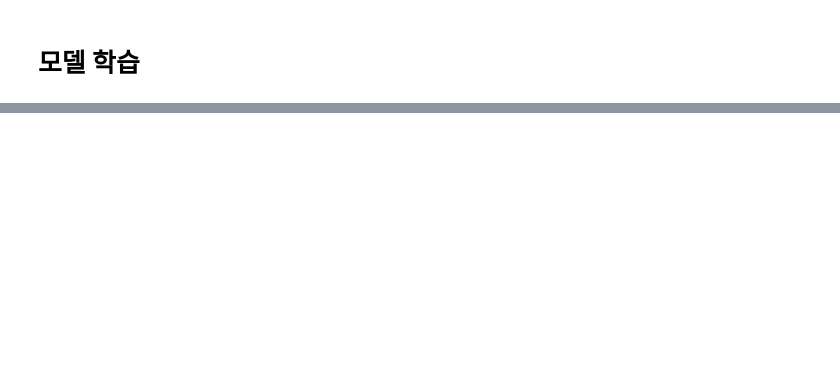
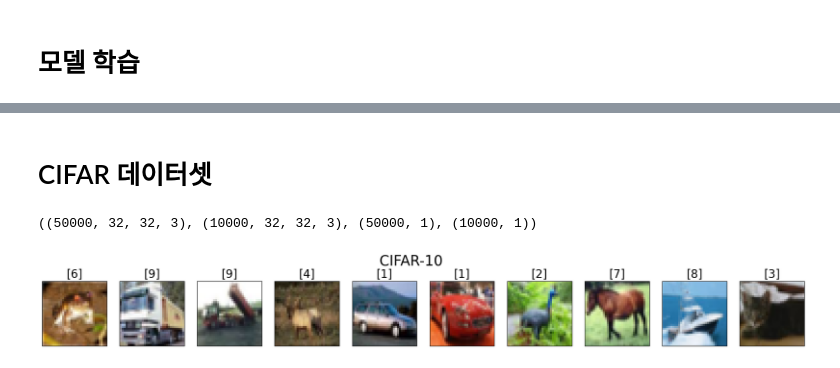
Before and after one commit to devna0111/DLREVEIW, a Jupyter notebook: dl_basic.ipynb, the cells around one changed output, grey strips where cells are left out. Saved outputs shown, nothing was run; the diff lists cells and outputs as text; code cells hidden in the pictures; blank space fills up the shorter version.

```diff
--- a/dl_basic.ipynb
+++ b/dl_basic.ipynb
@@ -31,0 +160,7 @@ history=model.fit(X,
+# %% [markdown]
+# CIFAR 데이터셋
+# %%
+(x_train, y_train), (x_test, y_test) = ds.cifar10.load_data()
+x_train.shape, x_test.shape,y_train.shape, y_test.shape
+# %% [output]
+((50000, 32, 32, 3), (10000, 32, 32, 3), (50000, 1), (10000, 1))
@@ -31,0 +169,10 @@ history=model.fit(X,
+# %%
+plt.figure(figsize=(24,3))
+plt.suptitle('CIFAR-10',fontsize=25)
+for i in range(10) :
+    plt.subplot(1,10,i+1)
+    plt.imshow(x_train[i])
+    plt.xticks([]); plt.yticks([])
+    plt.title(str(y_train[i]),fontsize=20)
+# %% [output]
+[figure, added]
```
Also changed, not shown: parts of 18 cells of this notebook, 13 other files.
